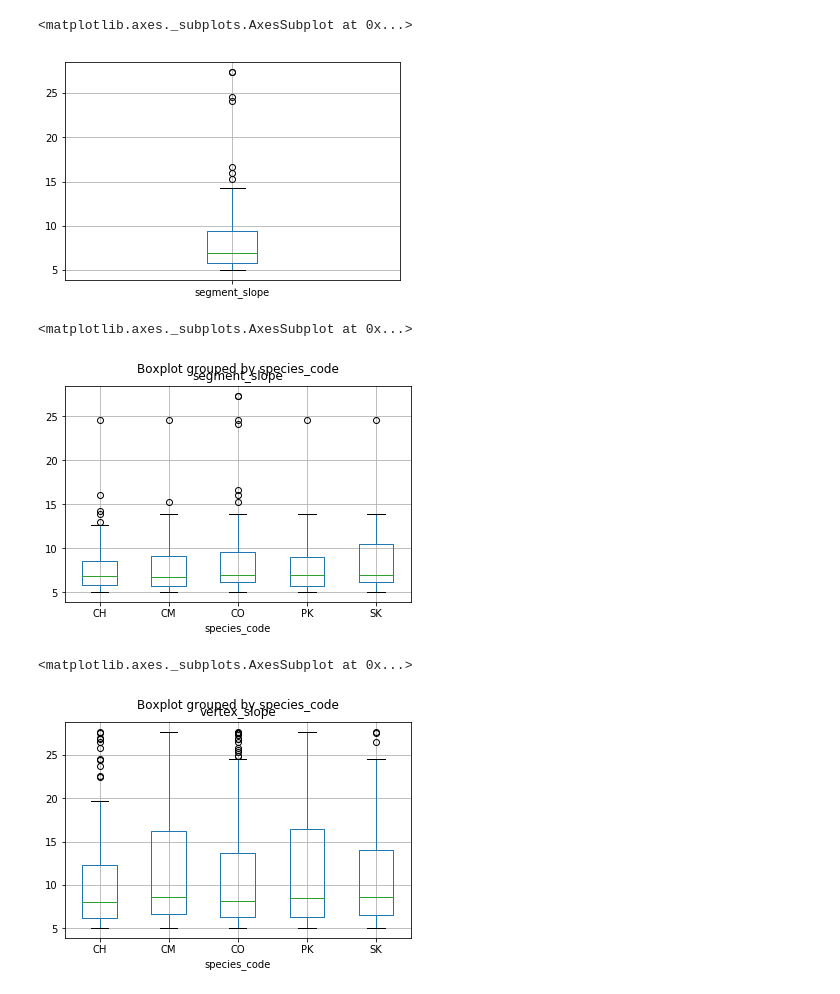
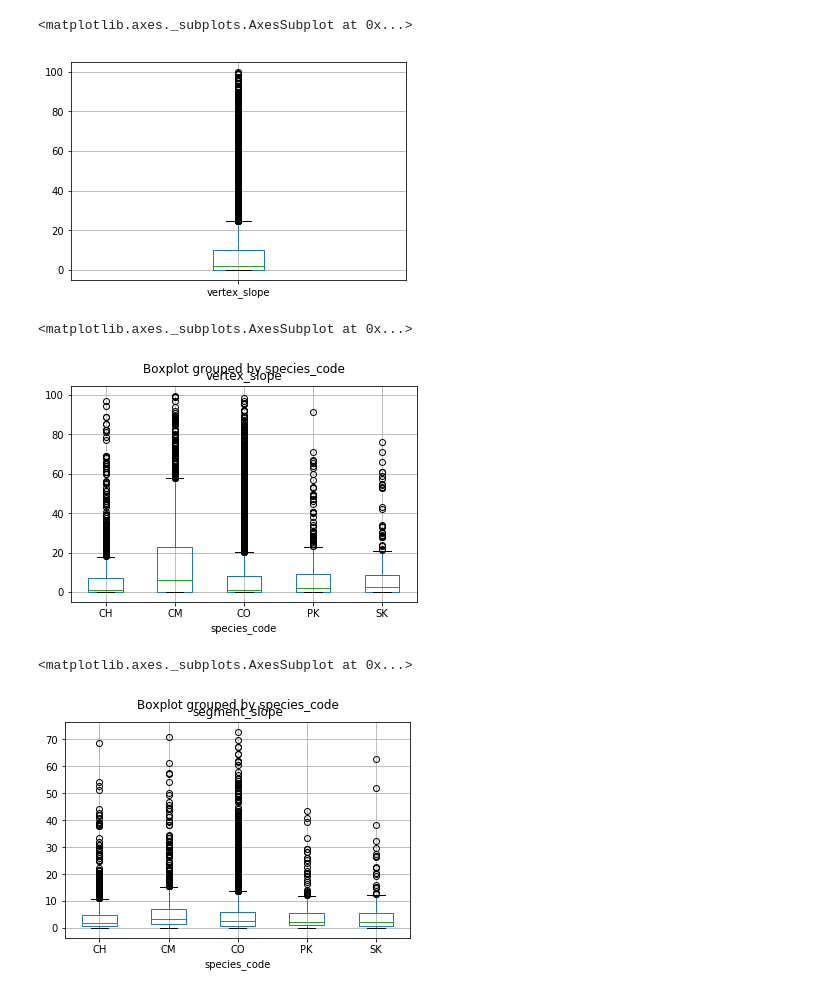
Before and after one commit to smnorris/bcfishobs_spp-by-slope, a Jupyter notebook: notebooks/Observations_species_slope.ipynb, the cells around one changed output. Saved outputs shown, nothing was run; the diff lists cells and outputs as text; code cells hidden in the pictures.

Commit message:
fix error in query and modify plots

```diff
--- a/notebooks/Observations_species_slope.ipynb
+++ b/notebooks/Observations_species_slope.ipynb
@@ -25,8 +25,9 @@ sql = """SELECT
            species_code,
            species_name
          FROM temp.obs_spp_by_slope
-         WHERE waterbody_type NOT IN ('X', 'L', 'W')
+         WHERE (waterbody_type NOT IN ('X', 'L', 'W') OR waterbody_type IS NULL)
          AND species_code IN ('CH', 'CM', 'CO', 'PK', 'SK')
+         AND edge_type in (1000, 1050, 1100, 1150, 2000)
          ORDER BY fish_obsrvtn_distinct_id, species_code
 """
 all_spp = pandas.read_sql_query(sql, db.engine)
@@ -73,0 +82,4 @@ pandas.value_counts(all_spp['species_code']).plot.bar()
+# %%
+# try removing all records where vertex_length < 2m
+unique_subset1 = unique_pts[unique_pts['vertex_length'] >= 2]
+unique_subset1.describe()
@@ -73,0 +96,4 @@ pandas.value_counts(all_spp['species_code']).plot.bar()
+# %%
+# from that, retain only records where vertex slope <= 100
+unique_subset2 = unique_subset1[unique_subset1['vertex_slope'] <= 100]
+unique_subset2.describe()
@@ -105,26 +118,18 @@ array([[<matplotlib.axes._subplots.AxesSubplot object at 0x...>]],
 # %%
-# try a box plot for all unique points, segment slopes 5 - 30%
-
-df = unique_pts[unique_pts['segment_slope'] < 30]
-df[df['segment_slope'] > 5].boxplot(column=['segment_slope'])
+# try a box plot for all species
+unique_subset2.boxplot(column=['vertex_slope'])
 # %% [output]
 <matplotlib.axes._subplots.AxesSubplot at 0x...>
-[figure, old version]
+[figure, new version]
 # %%
 # try boxplot of all spp
-df_sp = all_spp
-df_sp = df_sp[df_sp['segment_slope'] < 30]
-df_sp = df_sp[df_sp['segment_slope'] > 5]
-df_sp.boxplot(column='segment_slope', by='species_code')
+unique_subset2.boxplot(column='vertex_slope', by='species_code')
 # %% [output]
 <matplotlib.axes._subplots.AxesSubplot at 0x...>
-[figure, old version]
+[figure, new version]
 # %%
-# try the same using the slope at the point
-df_sp = all_spp
-df_sp = df_sp[df_sp['vertex_slope'] < 30]
-df_sp = df_sp[df_sp['vertex_slope'] > 5]
-df_sp.boxplot(column='vertex_slope', by='species_code')
+# try the same using the slope of the entire segment
+unique_subset2.boxplot(column='segment_slope', by='species_code')
 # %% [output]
 <matplotlib.axes._subplots.AxesSubplot at 0x...>
-[figure, old version]
+[figure, new version]
```
Also changed, not shown: parts of 14 cells of this notebook.
